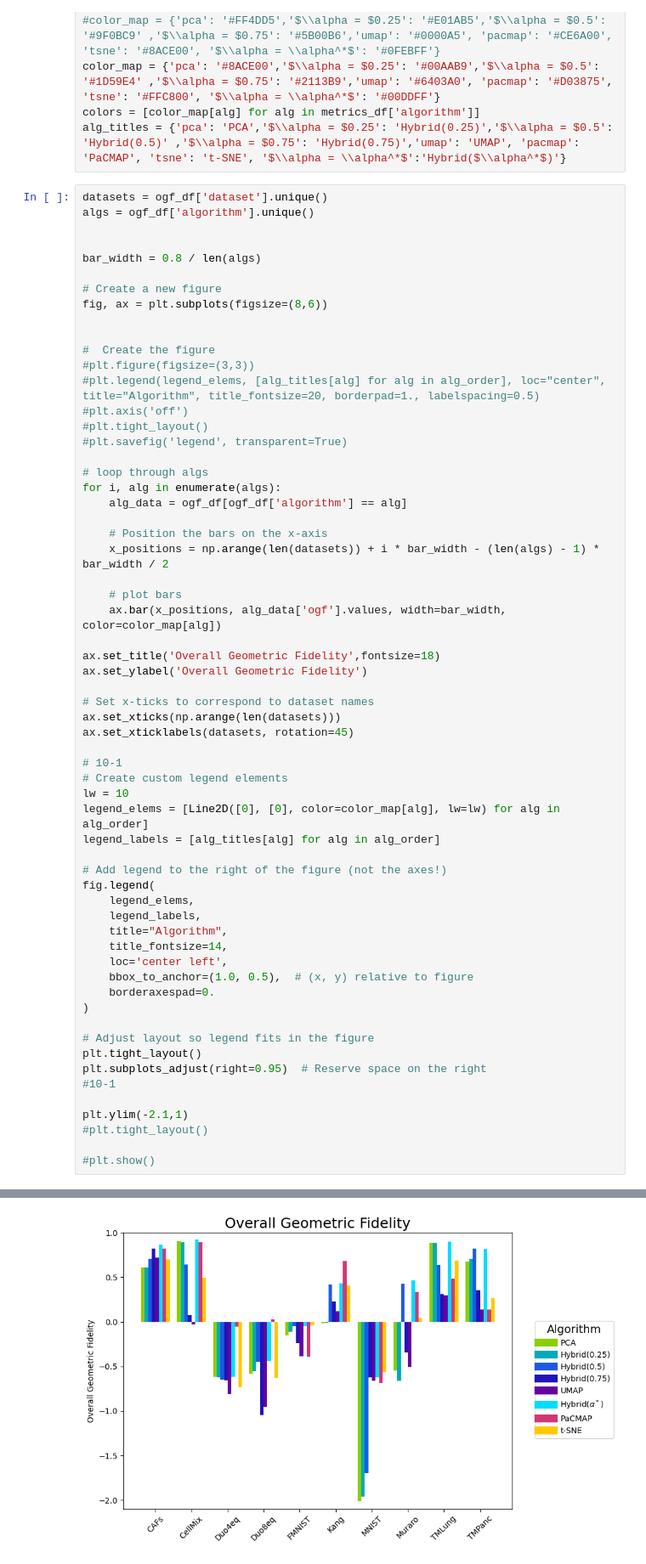
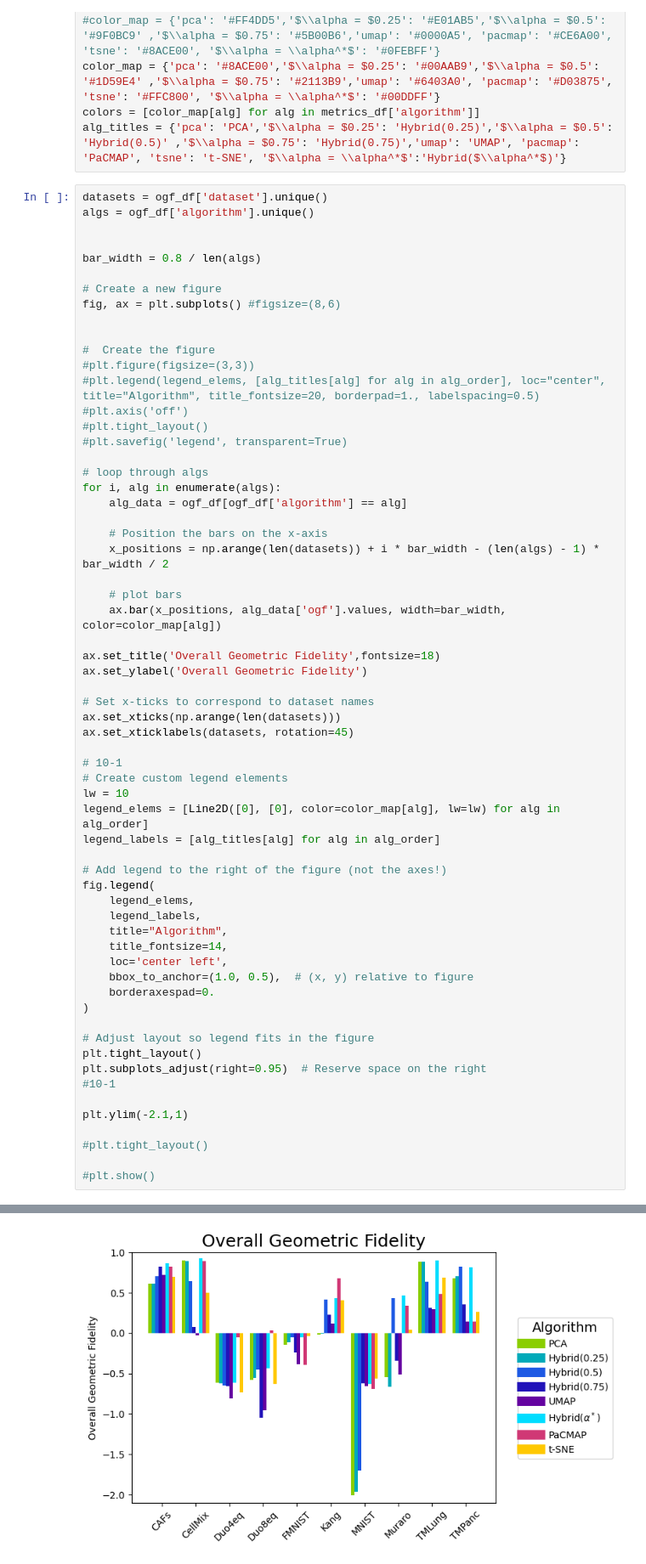
Before and after one commit to corinne-ort/drpaper25, a Jupyter notebook: sick_plots.ipynb, the cells around one changed output, grey strips where cells are left out. Shown at 85% size. Drawn from its saved outputs; the diff is of its cells as text.

Commit message:
update plot size

```diff
--- a/sick_plots.ipynb
+++ b/sick_plots.ipynb
@@ -256,7 +256,7 @@ algs = ogf_df['algorithm'].unique()
 bar_width = 0.8 / len(algs)
 
 # Create a new figure
-fig, ax = plt.subplots(figsize=(8,6))
+fig, ax = plt.subplots() #figsize=(8,6)
 
 
 #  Create the figure
@@ -284,31 +284,32 @@ ax.set_xticks(np.arange(len(datasets)))
 ax.set_xticklabels(datasets, rotation=45)
 
 # 10-1
 # Create custom legend elements
 lw = 10
 legend_elems = [Line2D([0], [0], color=color_map[alg], lw=lw) for alg in alg_order]
 legend_labels = [alg_titles[alg] for alg in alg_order]
 
 # Add legend to the right of the figure (not the axes!)
 fig.legend(
     legend_elems,
     legend_labels,
     title="Algorithm",
     title_fontsize=14,
     loc='center left',
     bbox_to_anchor=(1.0, 0.5),  # (x, y) relative to figure
     borderaxespad=0.
 )
 
 # Adjust layout so legend fits in the figure
 plt.tight_layout()
 plt.subplots_adjust(right=0.95)  # Reserve space on the right
 #10-1
 
 plt.ylim(-2.1,1)
+
 #plt.tight_layout()
 
 #plt.show()
 # %% [output]
 (-2.1, 1.0)
-[figure, old version]
+[figure, new version]
```
Also changed, not shown: 2 other files.
